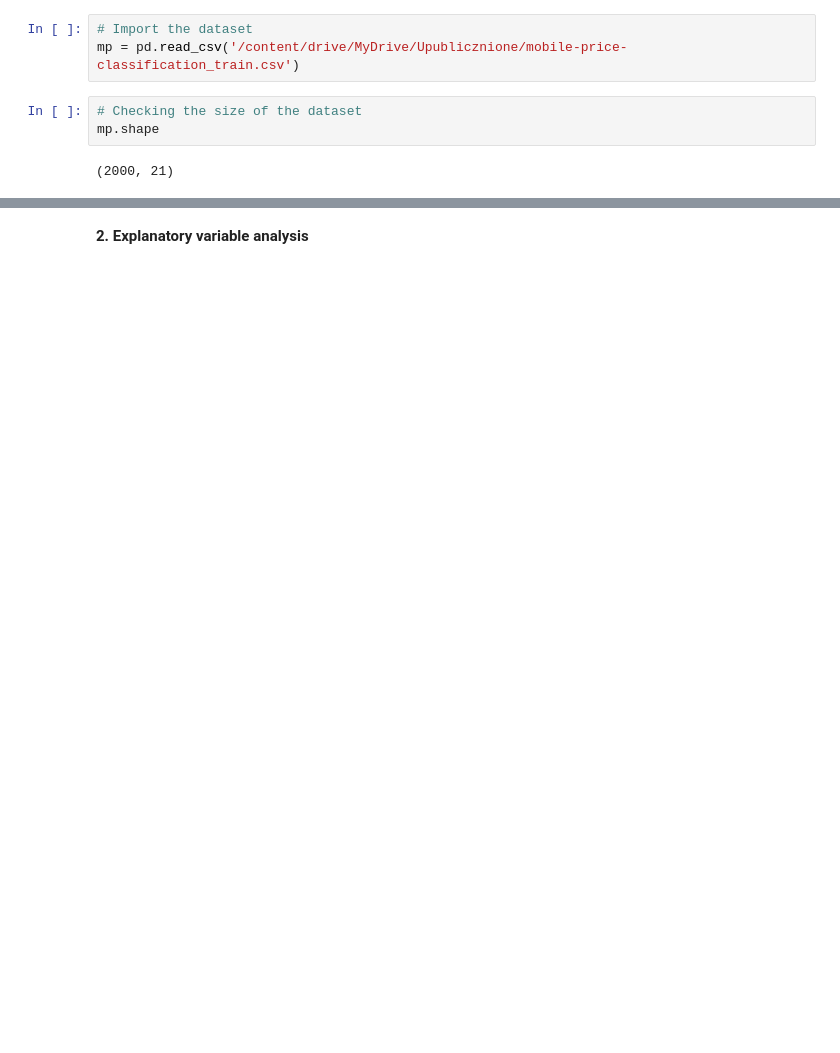
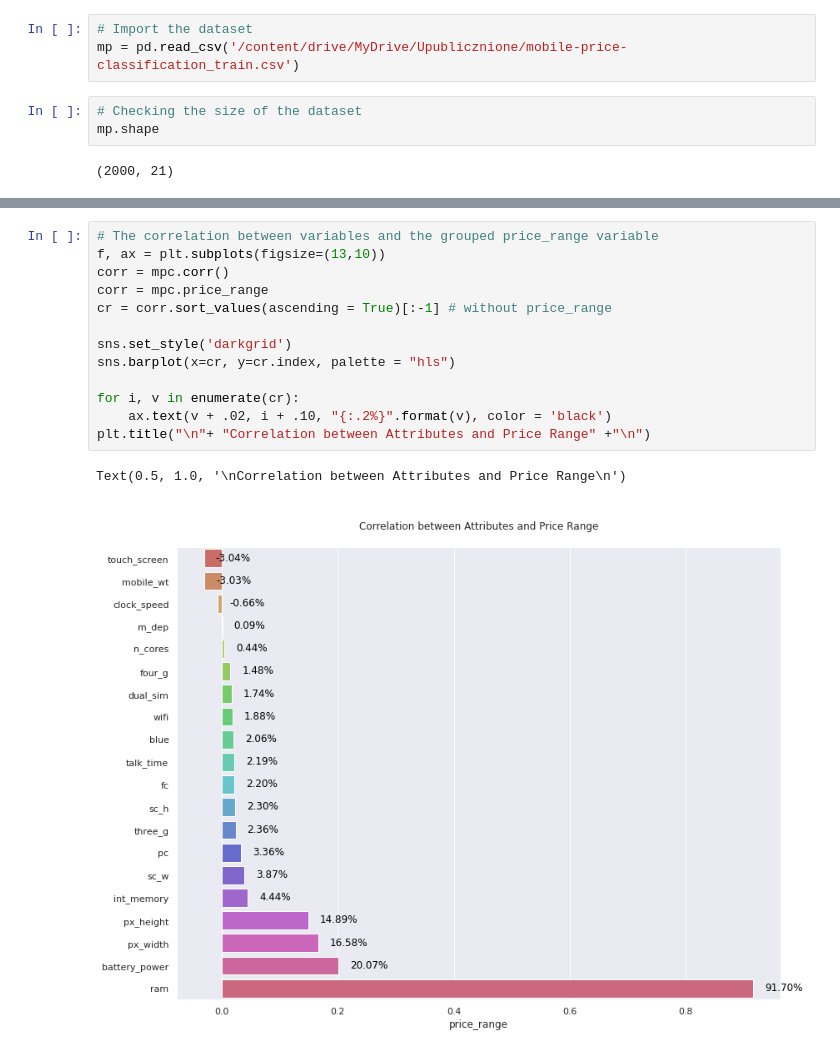
Before and after one commit to slawomirzurek/Data_Analysis_and_Programming_in_Python, a Jupyter notebook: Task.ipynb, the cells around one changed output, grey strips where cells are left out. Drawn from its saved outputs; the diff is of its cells as text; blank space fills up the shorter version.

```diff
--- a/Task.ipynb
+++ b/Task.ipynb
@@ -138,2 +145,16 @@ sns.heatmap(mpc, mask=mask, cmap=cmap, vmax=.3, center=0, square=True, linewidth
-# %% [markdown]
-**2. Explanatory variable analysis**
+# %%
+# The correlation between variables and the grouped price_range variable
+f, ax = plt.subplots(figsize=(13,10))
+corr = mpc.corr()
+corr = mpc.price_range
+cr = corr.sort_values(ascending = True)[:-1] # without price_range
+
+sns.set_style('darkgrid')
+sns.barplot(x=cr, y=cr.index, palette = "hls")
+
+for i, v in enumerate(cr):
+    ax.text(v + .02, i + .10, "{:.2%}".format(v), color = 'black')
+plt.title("\n"+ "Correlation between Attributes and Price Range" +"\n")
+# %% [output]
+Text(0.5, 1.0, '\nCorrelation between Attributes and Price Range\n')
+[figure, added]
```
Also changed, not shown: parts of 16 cells of this notebook.
